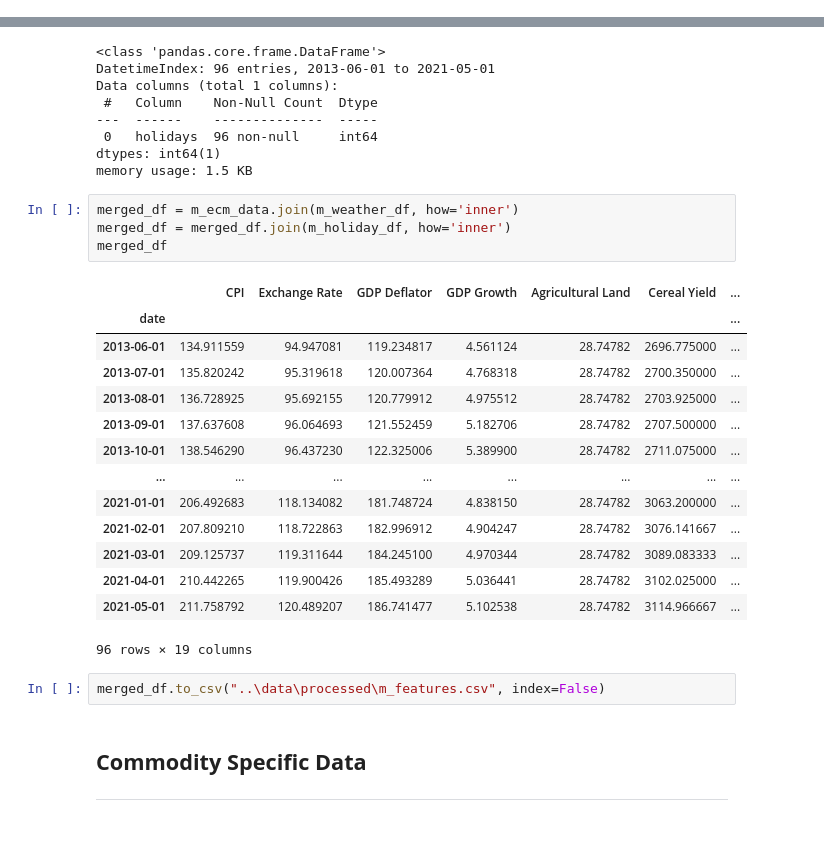
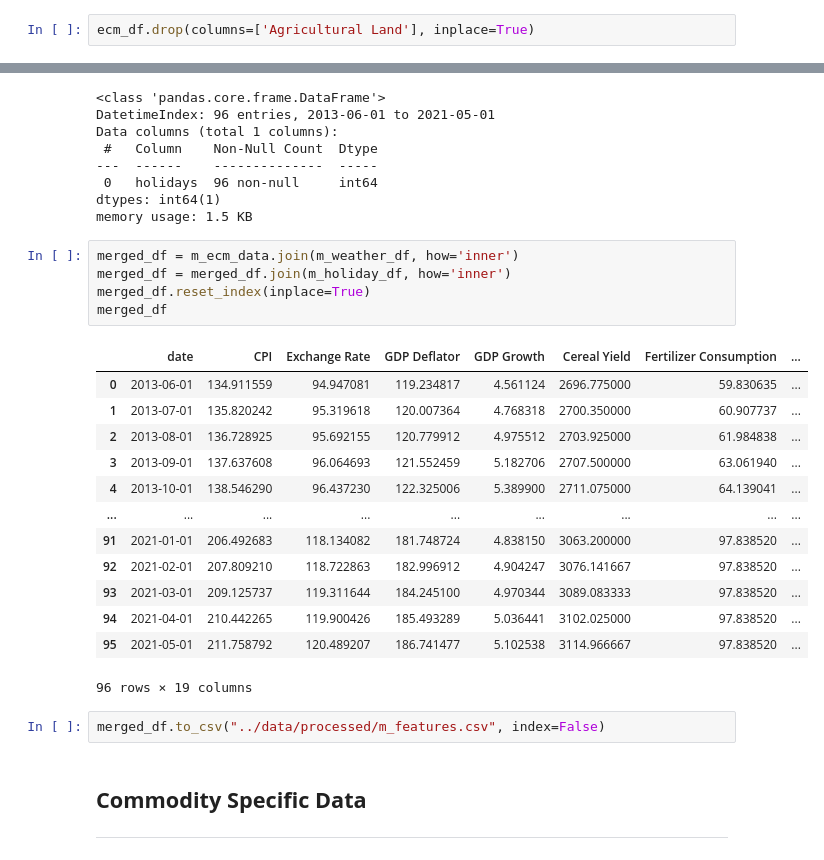
Before and after one commit to lukas-stamm/PAII, a Jupyter notebook: feature_selection/feature_collection.ipynb, the cells around one changed output, grey strips where cells are left out. Drawn from its saved outputs; the diff is of its cells as text; blank space fills up the shorter version.

```diff
--- a/feature_selection/feature_collection.ipynb
+++ b/feature_selection/feature_collection.ipynb
@@ -44,6 +44,8 @@ ecm_df
 | 8 | 2015-01-01 | 152.388930 | 102.405134 | 130.138200 | 3.976053 | 28.74782 | 2647.9 | ... |
 | 9 | 2014-01-01 | 141.272339 | 97.554842 | 124.642649 | 6.011483 | 28.74782 | 2721.8 | ... |
 | 10 | 2013-01-01 | 130.368145 | 93.084394 | 115.372080 | 3.525153 | 28.74782 | 2678.9 | ... |
+# %%
+ecm_df.drop(columns=['Agricultural Land'], inplace=True)
 # %%
 ecm_df.set_index('date', inplace=True)
 m_ecm_data = ecm_df.resample('MS').interpolate(methond='linear')
@@ -251,24 +252,24 @@ memory usage: 1.5 KB
 # %%
 merged_df = m_ecm_data.join(m_weather_df, how='inner')
 merged_df = merged_df.join(m_holiday_df, how='inner')
+merged_df.reset_index(inplace=True)
 merged_df
 # %% [output]
-|  | CPI | Exchange Rate | GDP Deflator | GDP Growth | Agricultural Land | Cereal Yield | ... |
-| date |  |  |  |  |  |  | ... |
-| 2013-06-01 | 134.911559 | 94.947081 | 119.234817 | 4.561124 | 28.74782 | 2696.775000 | ... |
-| 2013-07-01 | 135.820242 | 95.319618 | 120.007364 | 4.768318 | 28.74782 | 2700.350000 | ... |
-| 2013-08-01 | 136.728925 | 95.692155 | 120.779912 | 4.975512 | 28.74782 | 2703.925000 | ... |
-| 2013-09-01 | 137.637608 | 96.064693 | 121.552459 | 5.182706 | 28.74782 | 2707.500000 | ... |
-| 2013-10-01 | 138.546290 | 96.437230 | 122.325006 | 5.389900 | 28.74782 | 2711.075000 | ... |
-| ... | ... | ... | ... | ... | ... | ... | ... |
-| 2021-01-01 | 206.492683 | 118.134082 | 181.748724 | 4.838150 | 28.74782 | 3063.200000 | ... |
-| 2021-02-01 | 207.809210 | 118.722863 | 182.996912 | 4.904247 | 28.74782 | 3076.141667 | ... |
-| 2021-03-01 | 209.125737 | 119.311644 | 184.245100 | 4.970344 | 28.74782 | 3089.083333 | ... |
-| 2021-04-01 | 210.442265 | 119.900426 | 185.493289 | 5.036441 | 28.74782 | 3102.025000 | ... |
-| 2021-05-01 | 211.758792 | 120.489207 | 186.741477 | 5.102538 | 28.74782 | 3114.966667 | ... |
+|  | date | CPI | Exchange Rate | GDP Deflator | GDP Growth | Cereal Yield | Fertilizer Consumption | ... |
+| 0 | 2013-06-01 | 134.911559 | 94.947081 | 119.234817 | 4.561124 | 2696.775000 | 59.830635 | ... |
+| 1 | 2013-07-01 | 135.820242 | 95.319618 | 120.007364 | 4.768318 | 2700.350000 | 60.907737 | ... |
+| 2 | 2013-08-01 | 136.728925 | 95.692155 | 120.779912 | 4.975512 | 2703.925000 | 61.984838 | ... |
+| 3 | 2013-09-01 | 137.637608 | 96.064693 | 121.552459 | 5.182706 | 2707.500000 | 63.061940 | ... |
+| 4 | 2013-10-01 | 138.546290 | 96.437230 | 122.325006 | 5.389900 | 2711.075000 | 64.139041 | ... |
+| ... | ... | ... | ... | ... | ... | ... | ... | ... |
+| 91 | 2021-01-01 | 206.492683 | 118.134082 | 181.748724 | 4.838150 | 3063.200000 | 97.838520 | ... |
+| 92 | 2021-02-01 | 207.809210 | 118.722863 | 182.996912 | 4.904247 | 3076.141667 | 97.838520 | ... |
+| 93 | 2021-03-01 | 209.125737 | 119.311644 | 184.245100 | 4.970344 | 3089.083333 | 97.838520 | ... |
+| 94 | 2021-04-01 | 210.442265 | 119.900426 | 185.493289 | 5.036441 | 3102.025000 | 97.838520 | ... |
+| 95 | 2021-05-01 | 211.758792 | 120.489207 | 186.741477 | 5.102538 | 3114.966667 | 97.838520 | ... |
 96 rows × 19 columns
 # %%
-merged_df.to_csv("..\data\processed\m_features.csv", index=False)
+merged_df.to_csv("../data/processed/m_features.csv", index=False)
 # %% [markdown]
 ## **Commodity Specific Data**
 
```
Also changed, not shown: parts of 8 cells of this notebook, 6 other files.
